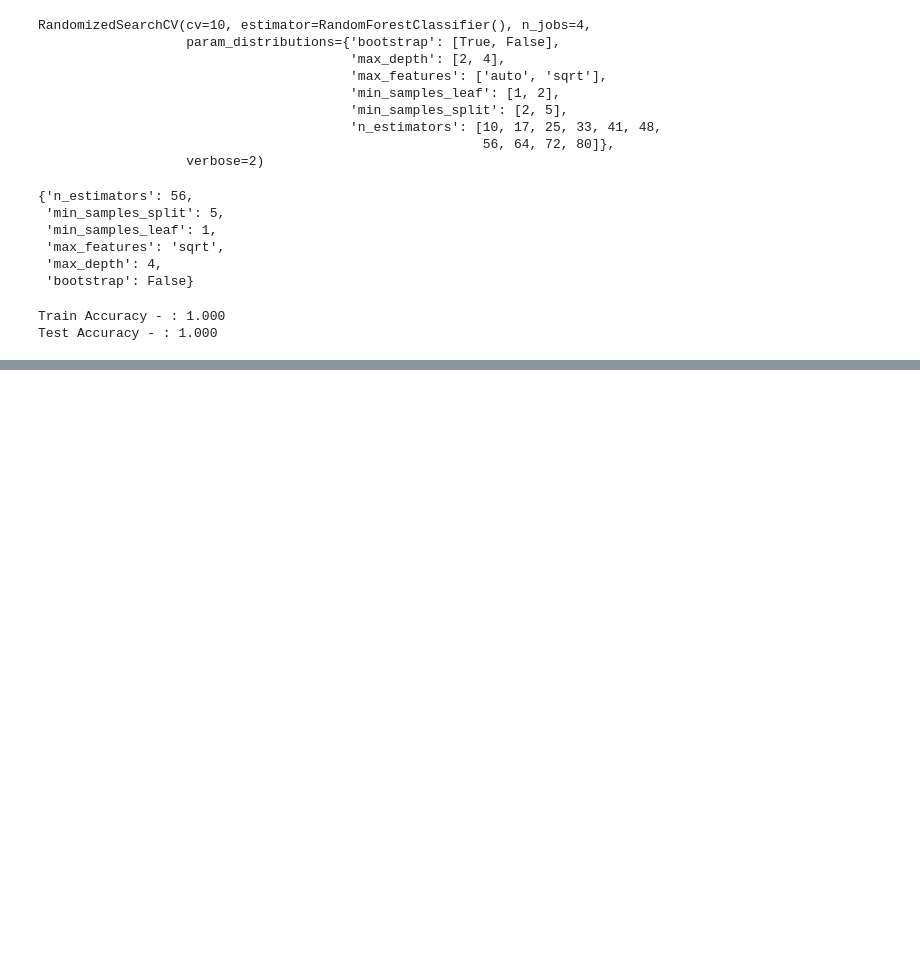
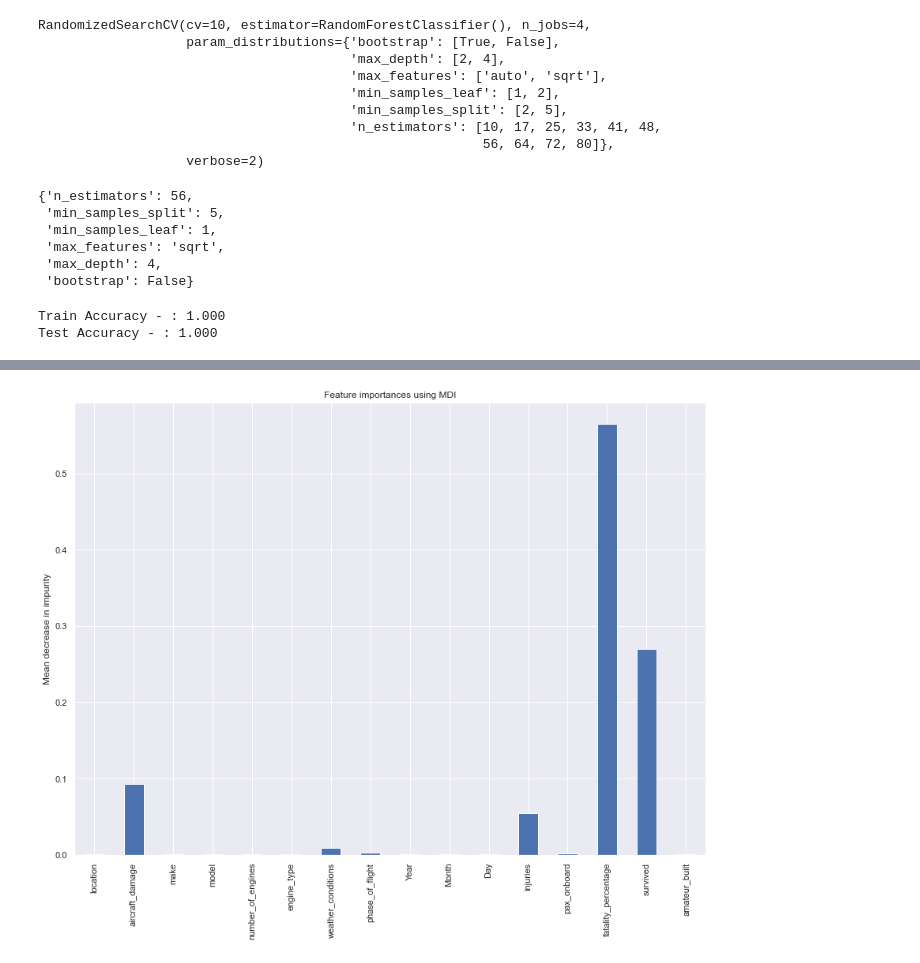
Before and after one commit to reynoso811/ML_Aviation_Safety, a Jupyter notebook: notebooks/modeling.ipynb, the cells around one changed output, grey strips where cells are left out. Cells and saved outputs as stored; diff of their text form; code cells hidden in the pictures; blank space fills up the shorter version.

Commit message:
feauture_imp

```diff
--- a/notebooks/modeling.ipynb
+++ b/notebooks/modeling.ipynb
@@ -470,0 +468,2 @@ rf.feature_importances_
+# %%
+importances = rf.feature_importances_
@@ -470,0 +509,14 @@ rf.feature_importances_
+# %%
+feature_names = X_train.columns
+# %%
+forest_importances = pd.Series(importances, index=feature_names)
+# %%
+fig, ax = plt.subplots()
+forest_importances.plot.bar(ax=ax)
+ax.set_title("Feature importances using MDI")
+ax.set_ylabel("Mean decrease in impurity")
+fig.tight_layout()
+
+fig.savefig('/Users/robertreynoso/Desktop/phase_03_project/imgs/rf_feauture_imp.png')
+# %% [output]
+[figure, added]
```
Also changed, not shown: parts of 8 cells of this notebook, 20 other files.
